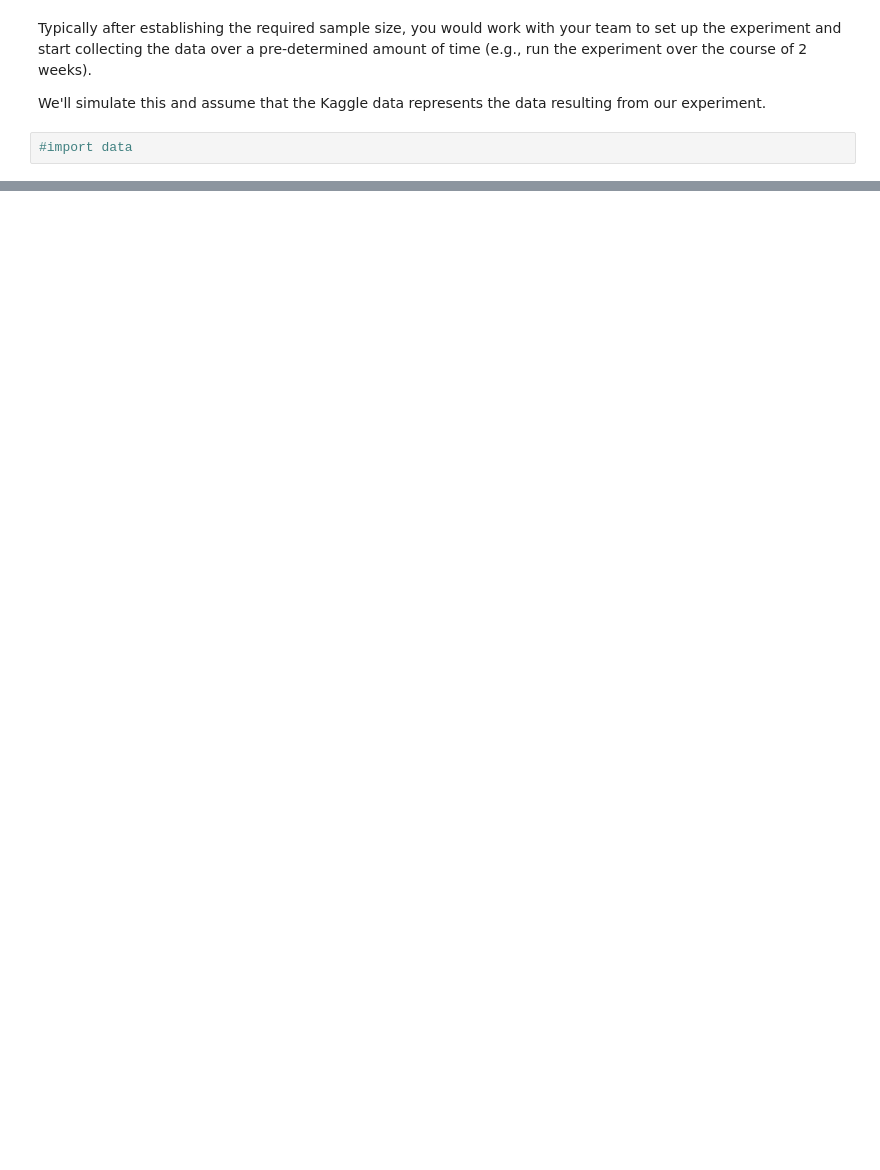
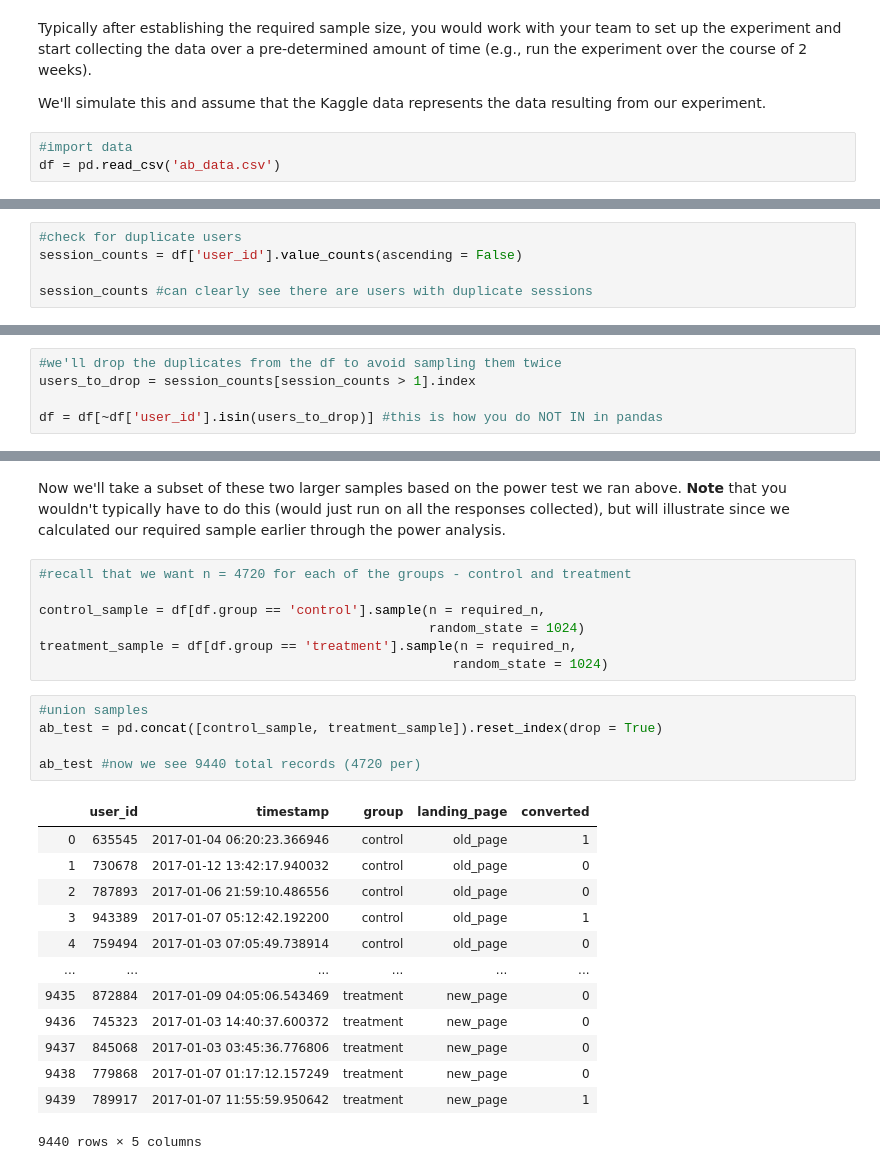
Before and after one commit to noriegaian/Technical-Toolbox, a Jupyter notebook: Python/Ian/AB Testing.ipynb, the cells around one changed output, grey strips where cells are left out. Cells and saved outputs as stored; diff of their text form; blank space fills up the shorter version.

Commit message:
data processing + EDA + stat testing

```diff
--- a/Python/Ian/AB Testing.ipynb
+++ b/Python/Ian/AB Testing.ipynb
@@ -95,3 +95,4 @@ Typically after establishing the required sample size, you would work with your
 We'll simulate this and assume that the Kaggle data represents the data resulting from our experiment.
 # %%
 #import data
+df = pd.read_csv('ab_data.csv')
@@ -97,0 +131,5 @@ We'll simulate this and assume that the Kaggle data represents the data resultin
+# %%
+#check for duplicate users
+session_counts = df['user_id'].value_counts(ascending = False)
+
+session_counts #can clearly see there are users with duplicate sessions
@@ -97,0 +156,5 @@ We'll simulate this and assume that the Kaggle data represents the data resultin
+# %%
+#we'll drop the duplicates from the df to avoid sampling them twice
+users_to_drop = session_counts[session_counts > 1].index
+
+df = df[~df['user_id'].isin(users_to_drop)] #this is how you do NOT IN in pandas
@@ -97,0 +170,28 @@ We'll simulate this and assume that the Kaggle data represents the data resultin
+# %% [markdown]
+Now we'll take a subset of these two larger samples based on the power test we ran above. **Note** that you wouldn't typically have to do this (would just run on all the responses collected), but will illustrate since we calculated our required sample earlier through the power analysis.
+# %%
+#recall that we want n = 4720 for each of the groups - control and treatment
+
+control_sample = df[df.group == 'control'].sample(n = required_n,
+                                                  random_state = 1024)
+treatment_sample = df[df.group == 'treatment'].sample(n = required_n,
+                                                     random_state = 1024)
+# %%
+#union samples
+ab_test = pd.concat([control_sample, treatment_sample]).reset_index(drop = True)
+
+ab_test #now we see 9440 total records (4720 per)
+# %% [output]
+|  | user_id | timestamp | group | landing_page | converted |
+| 0 | 635545 | 2017-01-04 06:20:23.366946 | control | old_page | 1 |
+| 1 | 730678 | 2017-01-12 13:42:17.940032 | control | old_page | 0 |
+| 2 | 787893 | 2017-01-06 21:59:10.486556 | control | old_page | 0 |
+| 3 | 943389 | 2017-01-07 05:12:42.192200 | control | old_page | 1 |
+| 4 | 759494 | 2017-01-03 07:05:49.738914 | control | old_page | 0 |
+| ... | ... | ... | ... | ... | ... |
+| 9435 | 872884 | 2017-01-09 04:05:06.543469 | treatment | new_page | 0 |
+| 9436 | 745323 | 2017-01-03 14:40:37.600372 | treatment | new_page | 0 |
+| 9437 | 845068 | 2017-01-03 03:45:36.776806 | treatment | new_page | 0 |
+| 9438 | 779868 | 2017-01-07 01:17:12.157249 | treatment | new_page | 0 |
+| 9439 | 789917 | 2017-01-07 11:55:59.950642 | treatment | new_page | 1 |
+9440 rows × 5 columns
```
Also changed, not shown: parts of 19 cells of this notebook.
